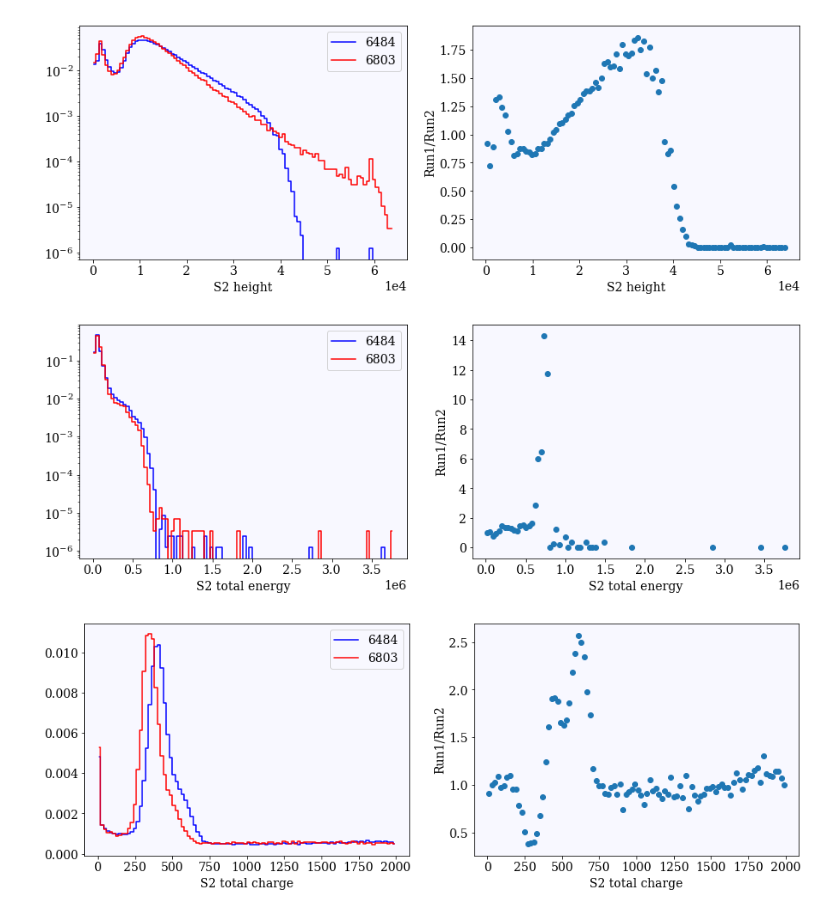
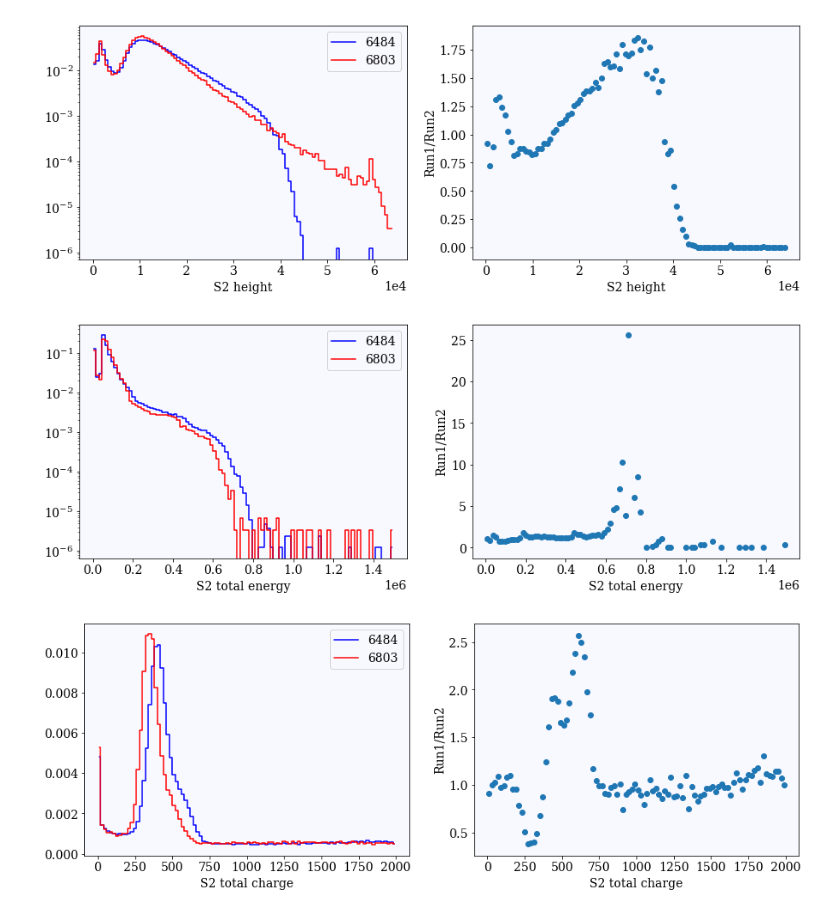
Before and after one commit to gondiaz/ICAROSNB, a Jupyter notebook: GDL/comparations/6484_6803/SPeak_plots.ipynb, the cells around one changed output. Cells and saved outputs as stored; diff of their text form; code cells hidden in the pictures.

Commit message:
update for visualization

```diff
--- a/GDL/comparations/6484_6803/SPeak_plots.ipynb
+++ b/GDL/comparations/6484_6803/SPeak_plots.ipynb
@@ -155,10 +155,11 @@ histo_1d(run1_S2['S2_height'].values,
 # %%
 histo_1d(run1_S2['S2_energy'].values,
          run2_S2['S2_energy'].values,
          xlabel='S2 total energy',
-         scale='log')
+         scale='log',
+         rg=(0, 1.5e6))
 # %% [output]
-[figure, old version]
+[figure, new version]
 # %%
 histo_1d(run1_S2['S2_charge'].values,
          run2_S2['S2_charge'].values,
```
